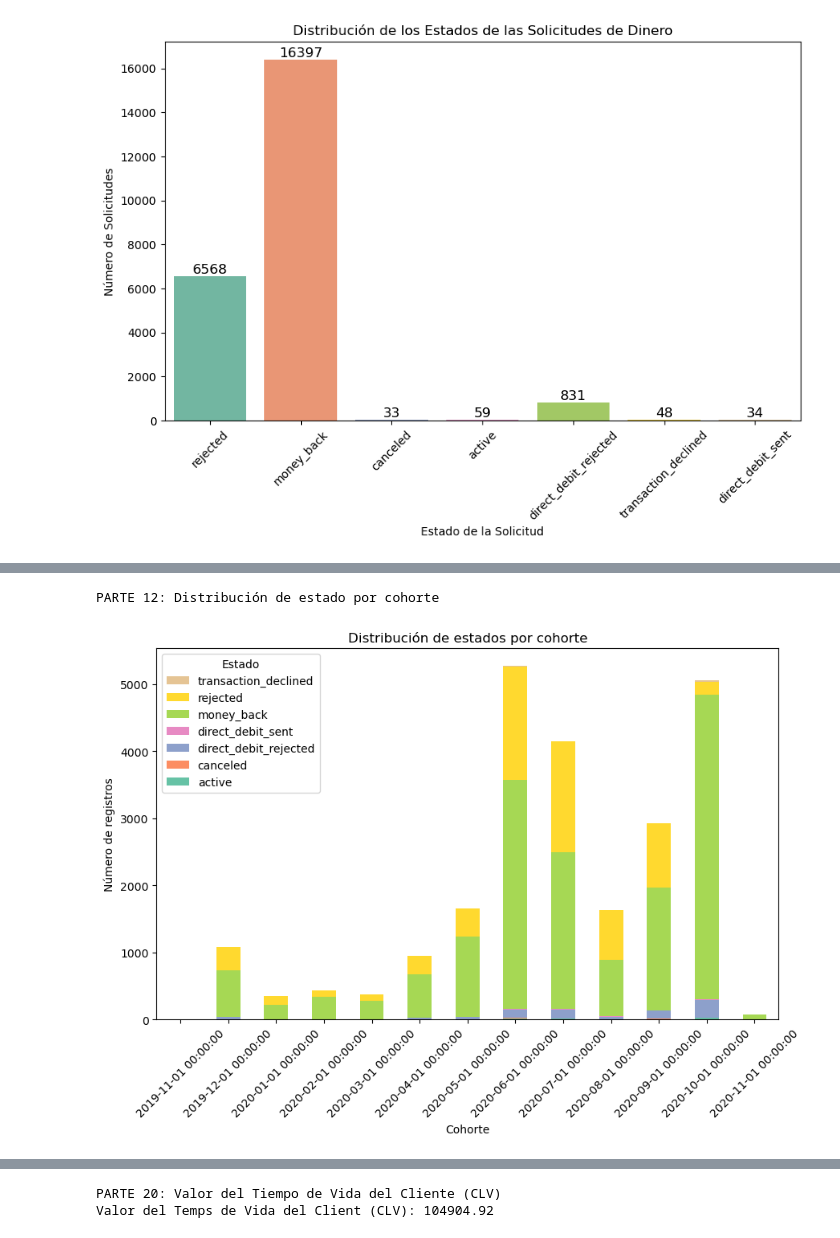
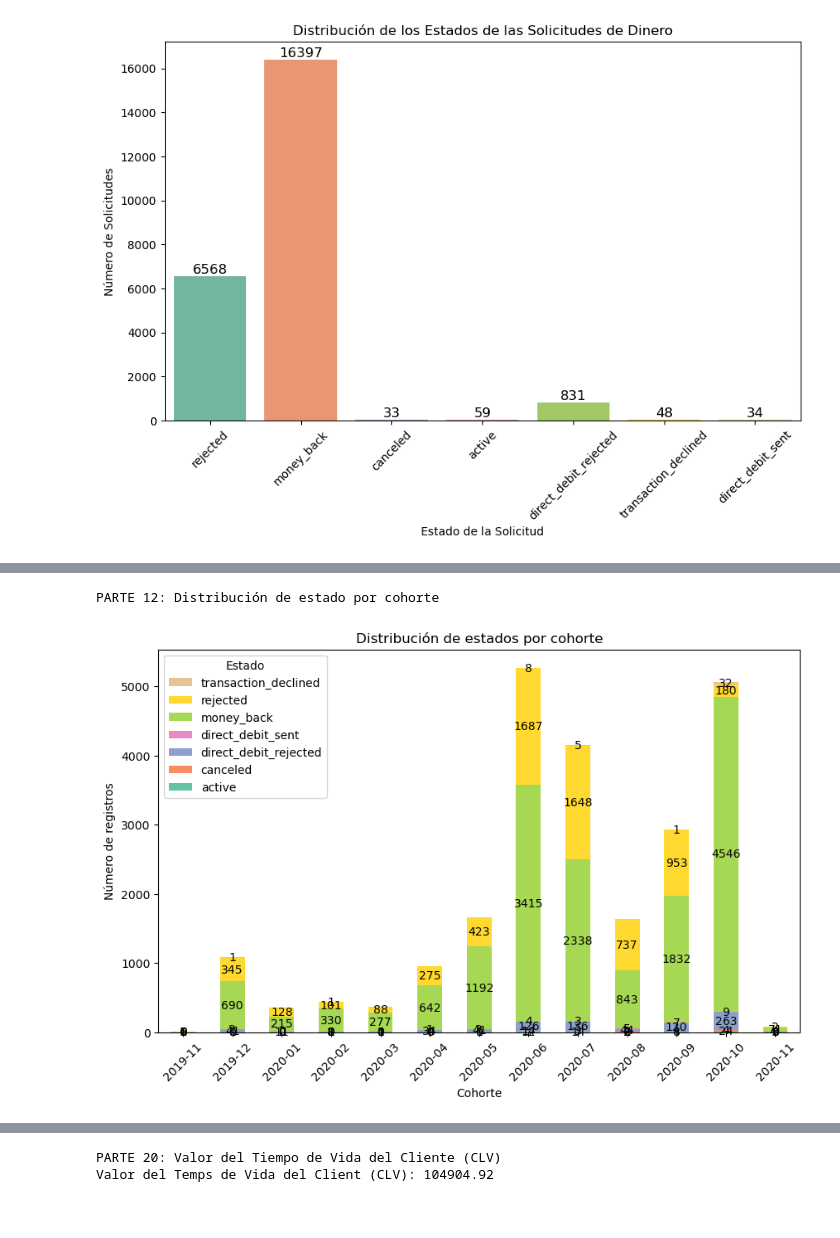
Before and after one commit to FlorGuindo/Curso-DA-Flor-Guindo, a Jupyter notebook: Proyect grupo 5 BRUTO2.ipynb, the cells around one changed output, grey strips where cells are left out. Drawn from its saved outputs; the diff is of its cells as text; code cells hidden in the pictures.

```diff
--- a/Proyect grupo 5 BRUTO2.ipynb
+++ b/Proyect grupo 5 BRUTO2.ipynb
@@ -398,27 +399,29 @@ Ingresos generados por cohorte:
 # %%
 # 12. Distribución de estado por cohorte
 print("\n\033[1m\033[95mPARTE 12: Distribución de estado por cohorte\033[0m")
 
 # 12.1 Crear tabla pivote
 cohort_status_counts = df_cash.pivot_table(index='cohort', columns='status', aggfunc='size', fill_value=0)
 
 # 12.2 Usar paleta Set2 de Seaborn
 palette = sns.color_palette("Set2")
 
 # 12.3 Graficar
 ax = cohort_status_counts.plot(kind='bar', stacked=True, figsize=(10, 6), color=palette)
 plt.title('Distribución de estados por cohorte')
 plt.xlabel('Cohorte')
 plt.ylabel('Número de registros')
-plt.xticks(rotation=45)
+new_labels = [pd.to_datetime(label).strftime('%Y-%m') for label in cohort_status_counts.index]
+ax.set_xticklabels(new_labels, rotation=45)  # Actualitzar les etiquetes de l'eix X
 
 # 12.4 Ajustar la leyenda para que coincida con el gráfico
 handles, labels = ax.get_legend_handles_labels()
 plt.legend(handles[::-1], labels[::-1], title='Estado')
-
+for container in ax.containers:
+    ax.bar_label(container, label_type='center')
 # 12.5 Mostrar el gráfico
 plt.show()
 # %% [output]
 PARTE 12: Distribución de estado por cohorte
-[figure, old version]
+[figure, new version]
 # %%
```
Also changed, not shown: parts of 17 cells of this notebook.
